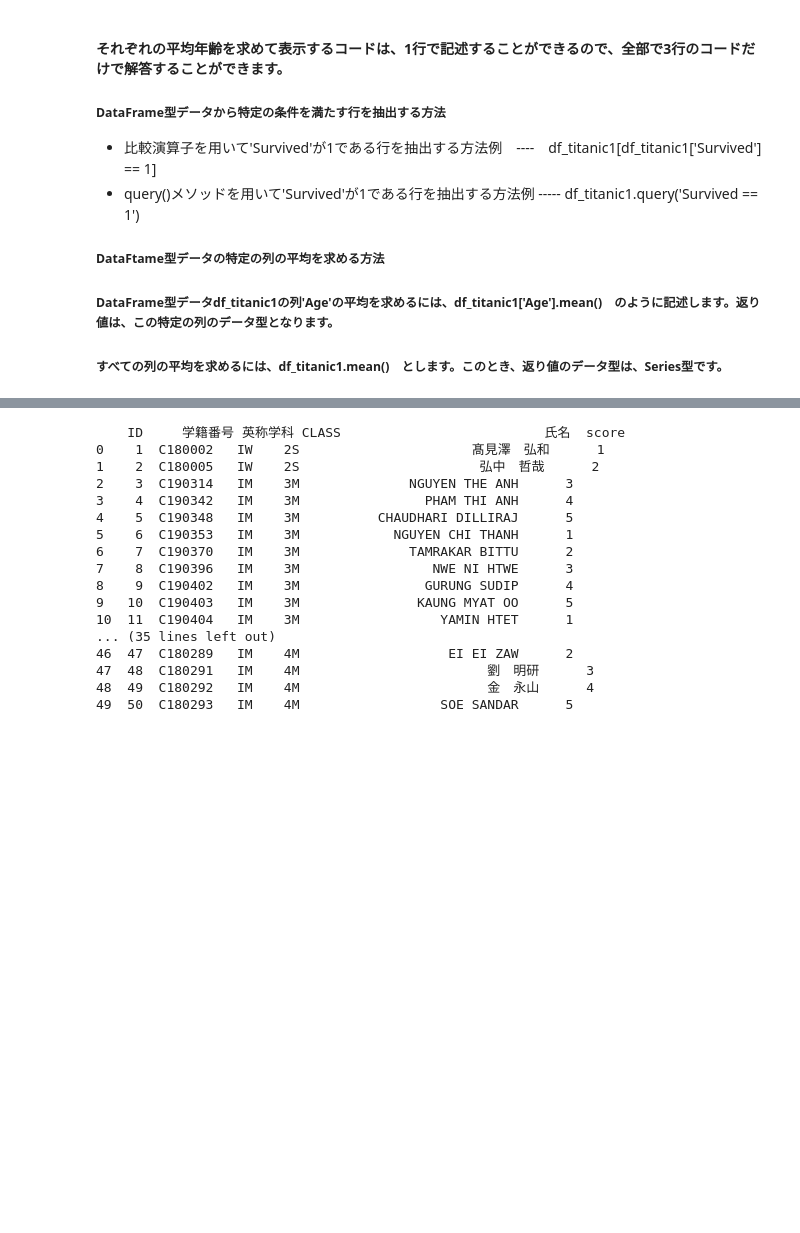
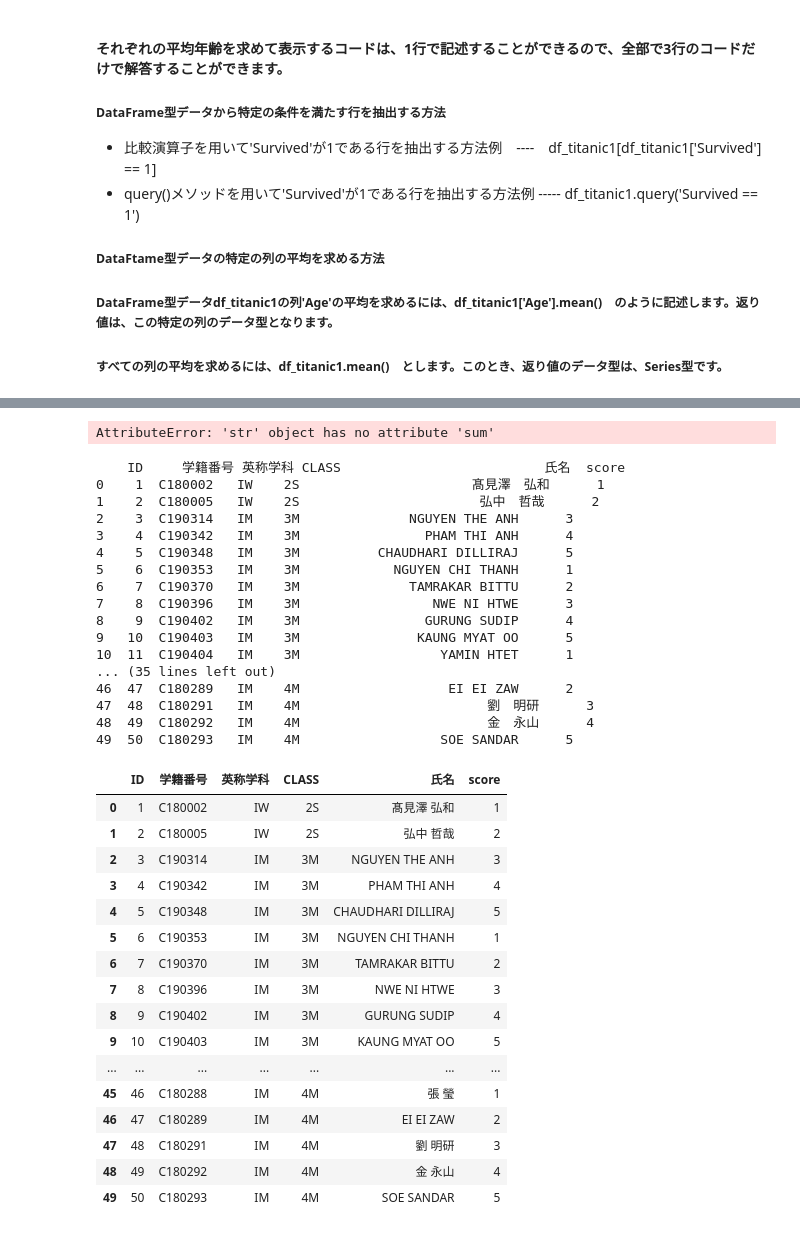
Before and after one commit to bowentyo/C180277_MD1, a Jupyter notebook: ML_assignment_1.ipynb, the cells around one changed output, grey strips where cells are left out. Drawn from its saved outputs; the diff is of its cells as text; code cells hidden in the pictures; blank space fills up the shorter version.

```diff
--- a/ML_assignment_1.ipynb
+++ b/ML_assignment_1.ipynb
@@ -86,24 +116,52 @@
+# %%
+s_2s1 = df_ict1['CLASS'] = '2S'
+s_4m1 = df_ict1['CLASS'] = '4M'
+s_3m1 = df_ict1['CLASS'] = '3M'
+
+print('2S:',s_2s1.sum())
+print('4M:',s_4m1.sum())
+print('3M:',s_3m1.sum())
+# %% [output]
+AttributeError: 'str' object has no attribute 'sum'
 # %%
 import numpy as np
 import pandas as pd
 import matplotlib.pyplot as plt
 df_ict1 = pd.read_csv("ICT2019 .csv")
 print(df_ict1)
+df_ict1.sort_values(by = 'ID')
 # %% [output]
     ID     学籍番号 英称学科 CLASS                          氏名  score
 0    1  C180002   IW    2S                      髙見澤　弘和      1
 1    2  C180005   IW    2S                       弘中　哲哉      2
 2    3  C190314   IM    3M              NGUYEN THE ANH      3
 3    4  C190342   IM    3M                PHAM THI ANH      4
 4    5  C190348   IM    3M          CHAUDHARI DILLIRAJ      5
 5    6  C190353   IM    3M            NGUYEN CHI THANH      1
 6    7  C190370   IM    3M              TAMRAKAR BITTU      2
 7    8  C190396   IM    3M                 NWE NI HTWE      3
 8    9  C190402   IM    3M                GURUNG SUDIP      4
 9   10  C190403   IM    3M               KAUNG MYAT OO      5
 10  11  C190404   IM    3M                  YAMIN HTET      1
 ... (35 lines left out)
 46  47  C180289   IM    4M                   EI EI ZAW      2
 47  48  C180291   IM    4M                        劉　明研      3
 48  49  C180292   IM    4M                        金　永山      4
 49  50  C180293   IM    4M                  SOE SANDAR      5
+|  | ID | 学籍番号 | 英称学科 | CLASS | 氏名 | score |
+| 0 | 1 | C180002 | IW | 2S | 髙見澤 弘和 | 1 |
+| 1 | 2 | C180005 | IW | 2S | 弘中 哲哉 | 2 |
+| 2 | 3 | C190314 | IM | 3M | NGUYEN THE ANH | 3 |
+| 3 | 4 | C190342 | IM | 3M | PHAM THI ANH | 4 |
+| 4 | 5 | C190348 | IM | 3M | CHAUDHARI DILLIRAJ | 5 |
+| 5 | 6 | C190353 | IM | 3M | NGUYEN CHI THANH | 1 |
+| 6 | 7 | C190370 | IM | 3M | TAMRAKAR BITTU | 2 |
+| 7 | 8 | C190396 | IM | 3M | NWE NI HTWE | 3 |
+| 8 | 9 | C190402 | IM | 3M | GURUNG SUDIP | 4 |
+| 9 | 10 | C190403 | IM | 3M | KAUNG MYAT OO | 5 |
+| ... | ... | ... | ... | ... | ... | ... |
+| 45 | 46 | C180288 | IM | 4M | 張 瑩 | 1 |
+| 46 | 47 | C180289 | IM | 4M | EI EI ZAW | 2 |
+| 47 | 48 | C180291 | IM | 4M | 劉 明研 | 3 |
+| 48 | 49 | C180292 | IM | 4M | 金 永山 | 4 |
+| 49 | 50 | C180293 | IM | 4M | SOE SANDAR | 5 |
```
Also changed, not shown: parts of 4 cells of this notebook, 1 other file.
